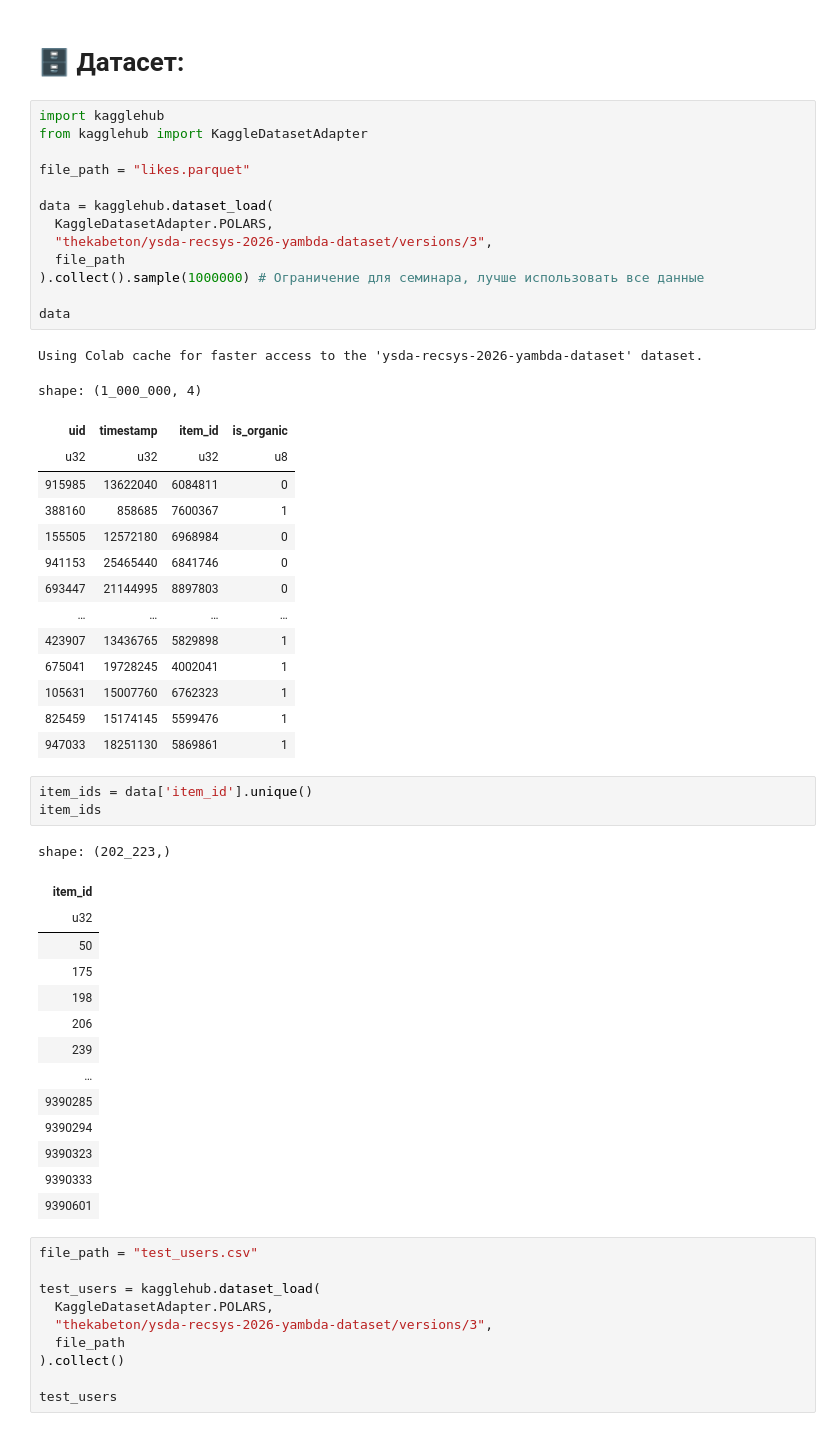
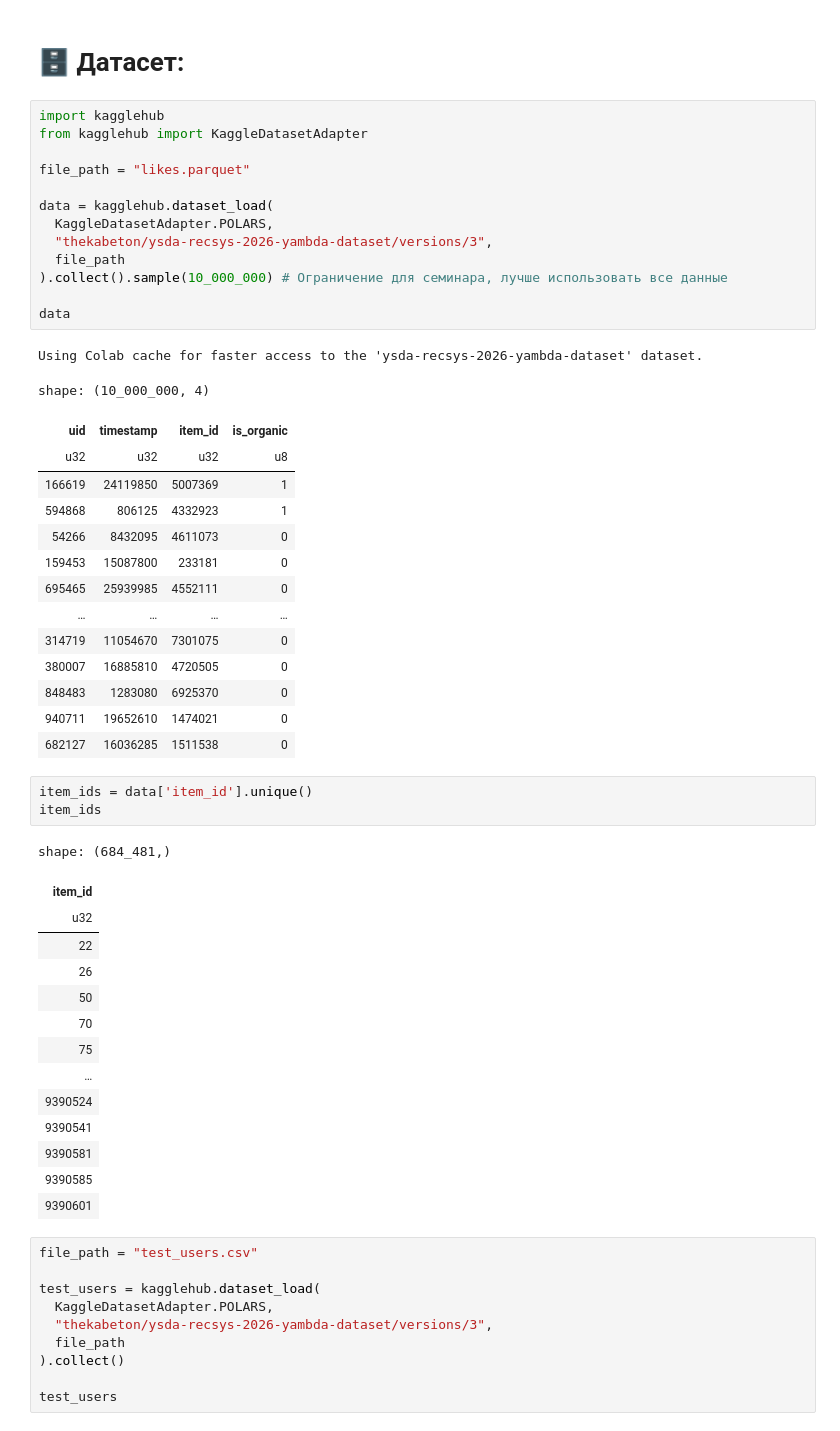
Before and after one commit to MeTStIL/YSDA-RecSys-2026, a Jupyter notebook: YM_likes_contest/practice.ipynb, the cells around one changed output. Cells and saved outputs as stored; diff of their text form.

```diff
--- a/YM_likes_contest/practice.ipynb
+++ b/YM_likes_contest/practice.ipynb
@@ -50,49 +52,49 @@ from catboost import CatBoostClassifier, Pool
 # %%
 import kagglehub
 from kagglehub import KaggleDatasetAdapter
 
 file_path = "likes.parquet"
 
 data = kagglehub.dataset_load(
   KaggleDatasetAdapter.POLARS,
   "thekabeton/ysda-recsys-2026-yambda-dataset/versions/3",
   file_path
-).collect().sample(1000000) # Ограничение для семинара, лучше использовать все данные
+).collect().sample(10_000_000) # Ограничение для семинара, лучше использовать все данные
 
 data
 # %% [output]
 Using Colab cache for faster access to the 'ysda-recsys-2026-yambda-dataset' dataset.
-shape: (1_000_000, 4)
+shape: (10_000_000, 4)
 | uid | timestamp | item_id | is_organic |
 | u32 | u32 | u32 | u8 |
-| 915985 | 13622040 | 6084811 | 0 |
-| 388160 | 858685 | 7600367 | 1 |
-| 155505 | 12572180 | 6968984 | 0 |
-| 941153 | 25465440 | 6841746 | 0 |
-| 693447 | 21144995 | 8897803 | 0 |
+| 166619 | 24119850 | 5007369 | 1 |
+| 594868 | 806125 | 4332923 | 1 |
+| 54266 | 8432095 | 4611073 | 0 |
+| 159453 | 15087800 | 233181 | 0 |
+| 695465 | 25939985 | 4552111 | 0 |
 | … | … | … | … |
-| 423907 | 13436765 | 5829898 | 1 |
-| 675041 | 19728245 | 4002041 | 1 |
-| 105631 | 15007760 | 6762323 | 1 |
-| 825459 | 15174145 | 5599476 | 1 |
-| 947033 | 18251130 | 5869861 | 1 |
+| 314719 | 11054670 | 7301075 | 0 |
+| 380007 | 16885810 | 4720505 | 0 |
+| 848483 | 1283080 | 6925370 | 0 |
+| 940711 | 19652610 | 1474021 | 0 |
+| 682127 | 16036285 | 1511538 | 0 |
 # %%
 item_ids = data['item_id'].unique()
 item_ids
 # %% [output]
-shape: (202_223,)
+shape: (684_481,)
 | item_id |
 | u32 |
+| 22 |
+| 26 |
 | 50 |
-| 175 |
-| 198 |
-| 206 |
-| 239 |
+| 70 |
+| 75 |
 | … |
-| 9390285 |
-| 9390294 |
-| 9390323 |
-| 9390333 |
+| 9390524 |
+| 9390541 |
+| 9390581 |
+| 9390585 |
 | 9390601 |
 # %%
 file_path = "test_users.csv"
```
Also changed, not shown: parts of 16 cells of this notebook.
